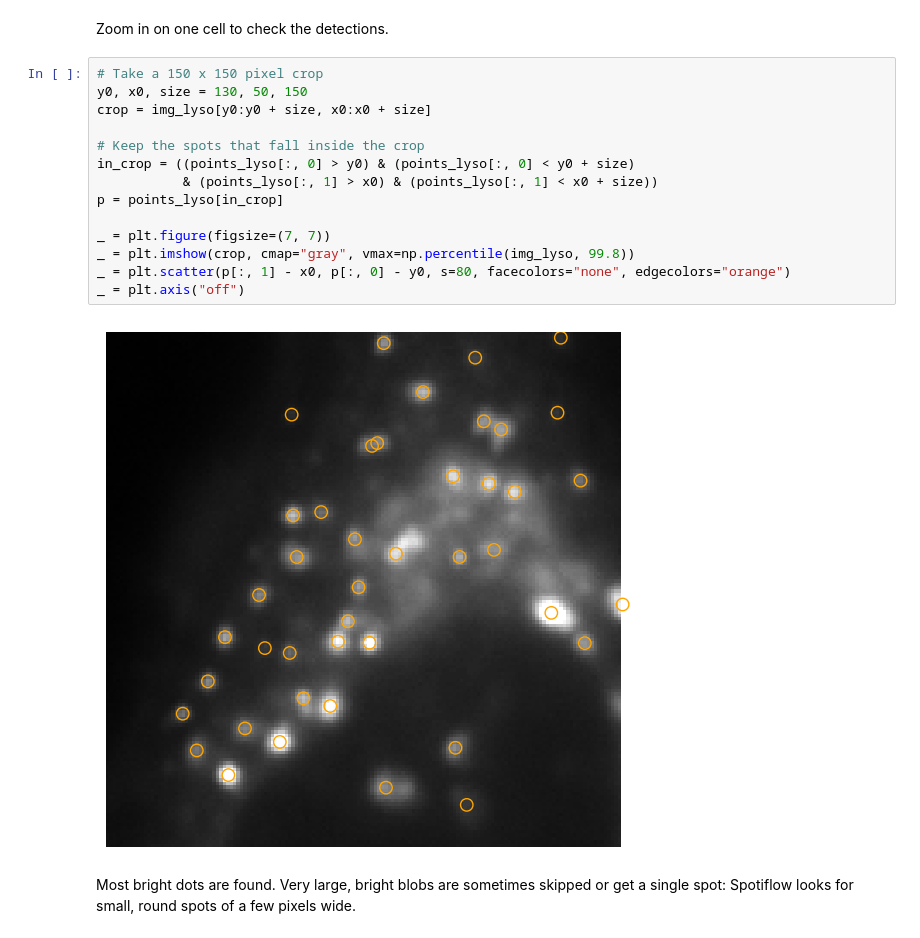
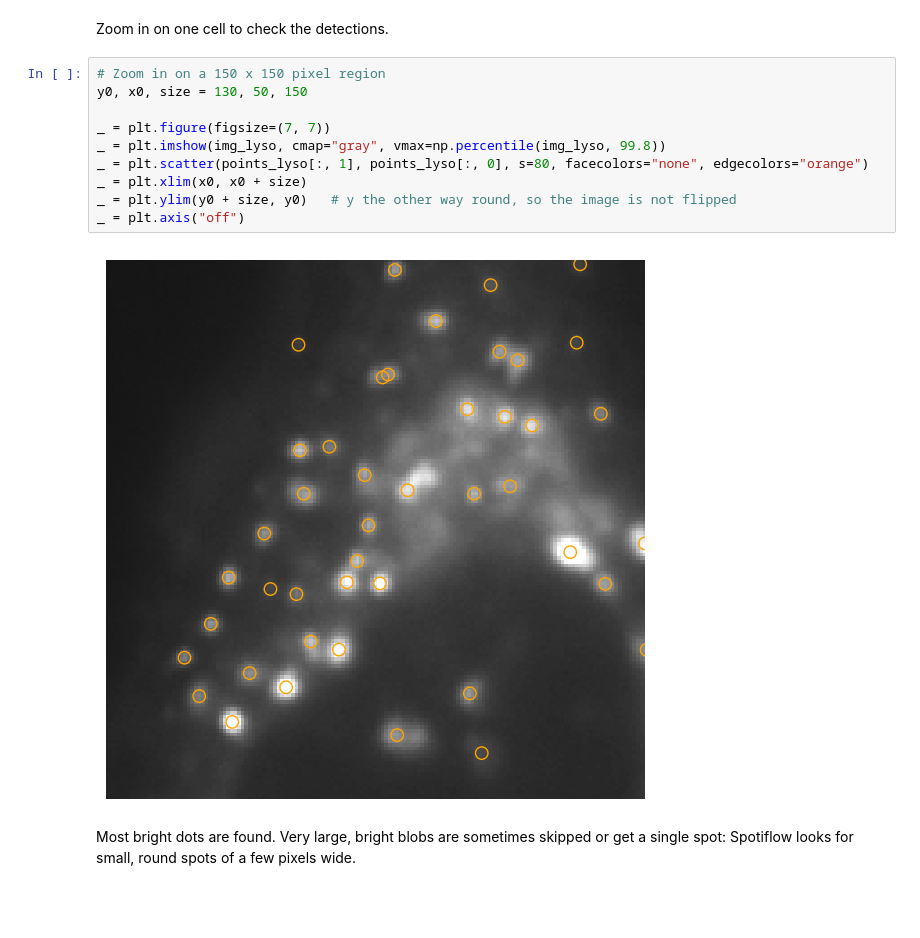
Before and after one commit to NL-BioImaging/NL-BioImageAnalysis-course2026, a Jupyter notebook: day_2/deep_learning/03_spotiflow.ipynb, the cells around one changed output. Cells and saved outputs as stored; diff of their text form; blank space fills up the shorter version.

```diff
--- a/day_2/deep_learning/03_spotiflow.ipynb
+++ b/day_2/deep_learning/03_spotiflow.ipynb
@@ -75,21 +75,17 @@ _ = plt.axis("off")
 # %% [markdown]
 Zoom in on one cell to check the detections.
 # %%
-# Take a 150 x 150 pixel crop
+# Zoom in on a 150 x 150 pixel region
 y0, x0, size = 130, 50, 150
-crop = img_lyso[y0:y0 + size, x0:x0 + size]
-
-# Keep the spots that fall inside the crop
-in_crop = ((points_lyso[:, 0] > y0) & (points_lyso[:, 0] < y0 + size)
-           & (points_lyso[:, 1] > x0) & (points_lyso[:, 1] < x0 + size))
-p = points_lyso[in_crop]
 
 _ = plt.figure(figsize=(7, 7))
-_ = plt.imshow(crop, cmap="gray", vmax=np.percentile(img_lyso, 99.8))
-_ = plt.scatter(p[:, 1] - x0, p[:, 0] - y0, s=80, facecolors="none", edgecolors="orange")
+_ = plt.imshow(img_lyso, cmap="gray", vmax=np.percentile(img_lyso, 99.8))
+_ = plt.scatter(points_lyso[:, 1], points_lyso[:, 0], s=80, facecolors="none", edgecolors="orange")
+_ = plt.xlim(x0, x0 + size)
+_ = plt.ylim(y0 + size, y0)   # y the other way round, so the image is not flipped
 _ = plt.axis("off")
 # %% [output]
-[figure, old version]
+[figure, new version]
 # %% [markdown]
 Most bright dots are found. Very large, bright blobs are sometimes skipped or get a single
 spot: Spotiflow looks for small, round spots of a few pixels wide.
```
Also changed, not shown: parts of 18 cells of this notebook, 7 other files.
